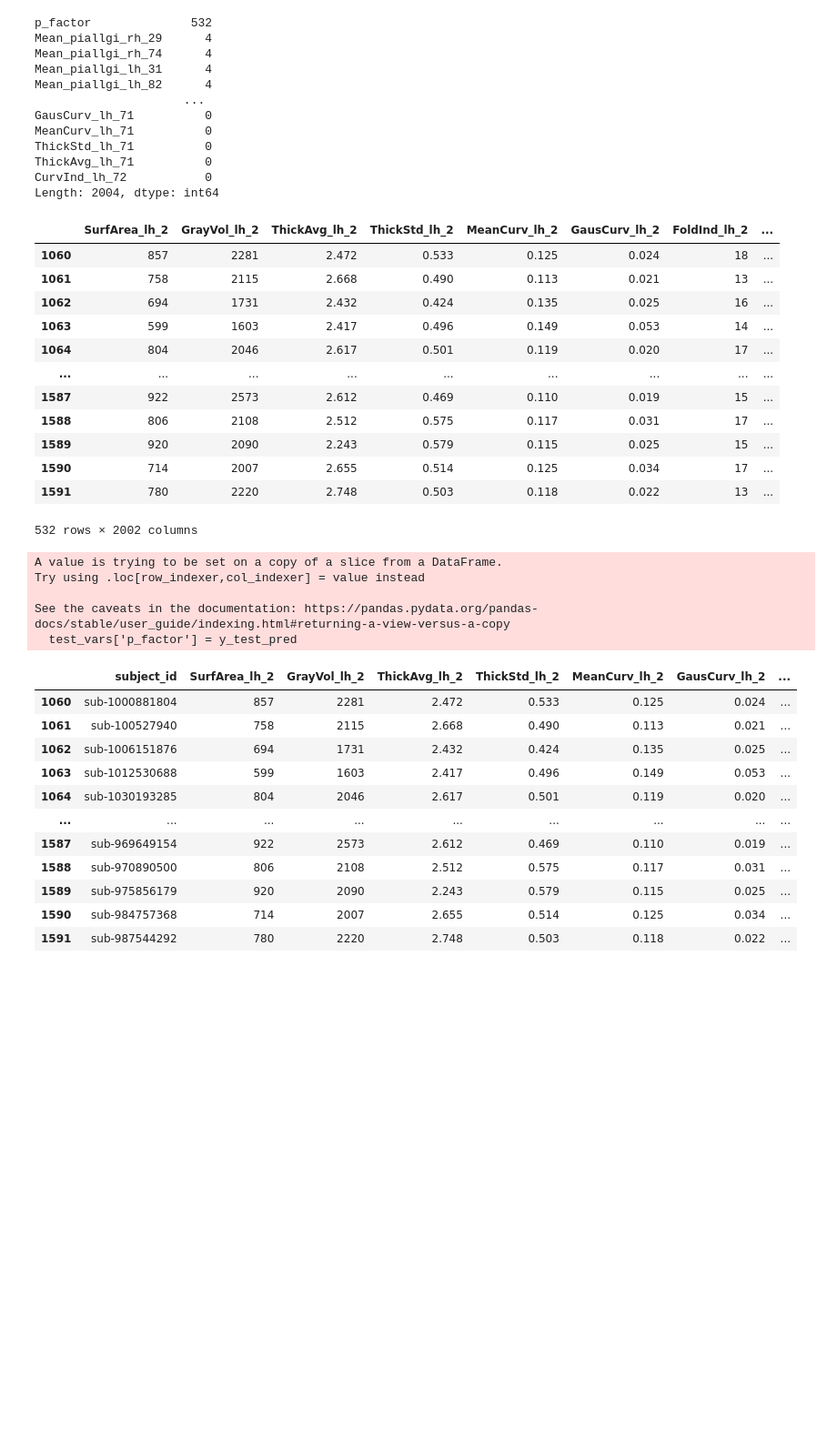
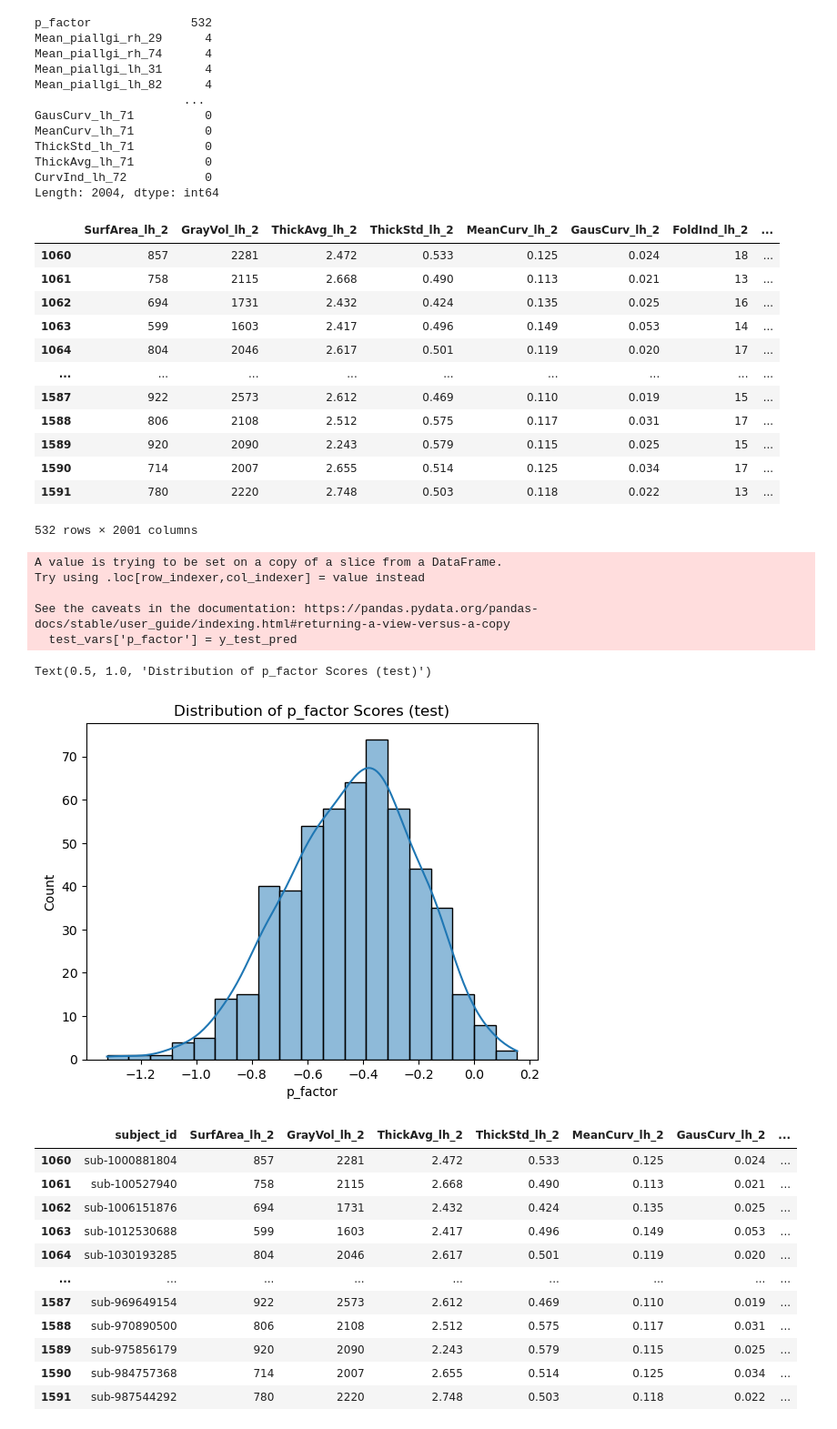
Before and after one commit to Menghan-Yang/week1-project-menghan, a Jupyter notebook: analysis.ipynb, the cells around one changed output. Shown at 91% size. Drawn from its saved outputs; the diff is of its cells as text; code cells hidden in the pictures; blank space fills up the shorter version.

Commit message:
scale_dummy_code

```diff
--- a/analysis.ipynb
+++ b/analysis.ipynb
@@ -807,6 +807,2 @@ test_vars.shape
 # %% [markdown]
 ### Use ElasticNet to train a model on train_vars
-# %%
-
-train_vars['sex'] = train_vars['sex'].map({'Female': 0, 'Male': 1})
-train_vars
@@ -848,7 +825,7 @@ Mean_piallgi_lh_76    0.012264
 Mean_piallgi_lh_64    0.012264
 Length: 201, dtype: float64
 # %%
-train_vars_cleaned = train_vars.drop(columns=['bmi'])  ## proportion is too high
+train_vars_cleaned = train_vars.drop(columns=['bmi','sex'])
 train_vars_cleaned = train_vars_cleaned.dropna(axis=0)
 train_vars_cleaned.shape
 # %% [output]
@@ -891,0 +915,5 @@ MSE: 0.8534834498269561
+# %%
+
+X_scaled = scaler.fit_transform(X)  # Now this is defined correctly
+sex_encoded = train_vars_cleaned['sex'].map({'Female': 0, 'Male': 1}).values.reshape(-1, 1)
+X_scaled = np.hstack([X_scaled, sex_encoded])
@@ -1056,7 +1089,7 @@ Mean_piallgi_lh_77    0.007519
 Mean_piallgi_lh_65    0.007519
 Length: 202, dtype: float64
 # %%
-test_vars_cleaned = test_vars.drop(columns=['bmi'])  ## proportion is too high
+test_vars_cleaned = test_vars.drop(columns=['bmi','sex'])  ## proportion is too high
 # %%
 nan_freq_test = test_vars_cleaned.isna().mean()  # This gives proportion (0 to 1) of NaNs per column
 nan_freq_sorted_test = nan_freq_test[nan_freq_test > 0].sort_values(ascending=False)
@@ -1107,7 +1140,7 @@ X_test_filled ## filed nan with column mean since it only has 4 nans in each col
 | 1589 | 920 | 2090 | 2.243 | 0.579 | 0.115 | 0.025 | 15 | ... |
 | 1590 | 714 | 2007 | 2.655 | 0.514 | 0.125 | 0.034 | 17 | ... |
 | 1591 | 780 | 2220 | 2.748 | 0.503 | 0.118 | 0.022 | 13 | ... |
-532 rows × 2002 columns
+532 rows × 2001 columns
 # %%
 X_test_scaled = scaler.transform(X_test_filled)
 y_test_pred = model.predict(X_test_scaled)
@@ -1118,6 +1151,15 @@ Try using .loc[row_indexer,col_indexer] = value instead
 
 See the caveats in the documentation: https://pandas.pydata.org/pandas-docs/stable/user_guide/indexing.html#returning-a-view-versus-a-copy
   test_vars['p_factor'] = y_test_pred
+# %%
+import seaborn as sns
+import matplotlib.pyplot as plt
+
+sns.histplot(test_vars['p_factor'], kde=True)
+plt.title("Distribution of p_factor Scores (test)") ##negatively skewed, doesn't matter for ElasticNet?
+# %% [output]
+Text(0.5, 1.0, 'Distribution of p_factor Scores (test)')
+[figure, added]
 # %%
 test_vars
 # %% [output]
```
Also changed, not shown: parts of 8 cells of this notebook, 41 other files.
